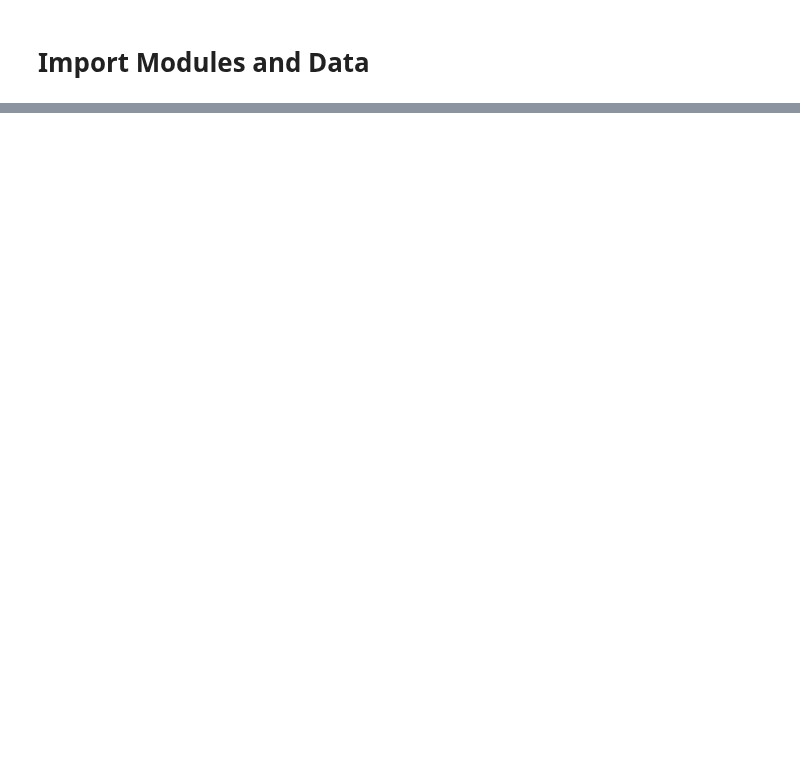
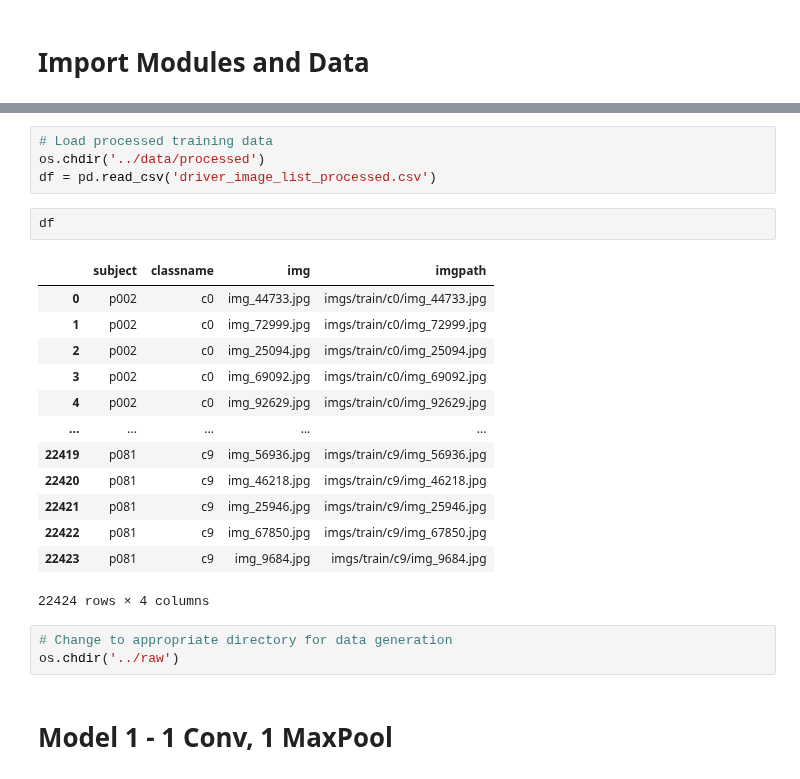
Before and after one commit to Dylan-C-Neal/DistractedDrivingClassifier, a Jupyter notebook: notebooks/Modeling.ipynb, the cells around one changed output, grey strips where cells are left out. Cells and saved outputs as stored; diff of their text form; blank space fills up the shorter version.

```diff
--- a/notebooks/Modeling.ipynb
+++ b/notebooks/Modeling.ipynb
@@ -23,0 +48,25 @@ from ddfuncs import cvmodeleval, sampleCV, trainsampling
+# %%
+# Load processed training data
+os.chdir('../data/processed')
+df = pd.read_csv('driver_image_list_processed.csv')
+# %%
+df
+# %% [output]
+|  | subject | classname | img | imgpath |
+| 0 | p002 | c0 | img_44733.jpg | imgs/train/c0/img_44733.jpg |
+| 1 | p002 | c0 | img_72999.jpg | imgs/train/c0/img_72999.jpg |
+| 2 | p002 | c0 | img_25094.jpg | imgs/train/c0/img_25094.jpg |
+| 3 | p002 | c0 | img_69092.jpg | imgs/train/c0/img_69092.jpg |
+| 4 | p002 | c0 | img_92629.jpg | imgs/train/c0/img_92629.jpg |
+| ... | ... | ... | ... | ... |
+| 22419 | p081 | c9 | img_56936.jpg | imgs/train/c9/img_56936.jpg |
+| 22420 | p081 | c9 | img_46218.jpg | imgs/train/c9/img_46218.jpg |
+| 22421 | p081 | c9 | img_25946.jpg | imgs/train/c9/img_25946.jpg |
+| 22422 | p081 | c9 | img_67850.jpg | imgs/train/c9/img_67850.jpg |
+| 22423 | p081 | c9 | img_9684.jpg | imgs/train/c9/img_9684.jpg |
+22424 rows × 4 columns
+# %%
+# Change to appropriate directory for data generation
+os.chdir('../raw')
+# %% [markdown]
+# Model 1 - 1 Conv, 1 MaxPool
```
Also changed, not shown: parts of 24 cells of this notebook, 2 other files.
